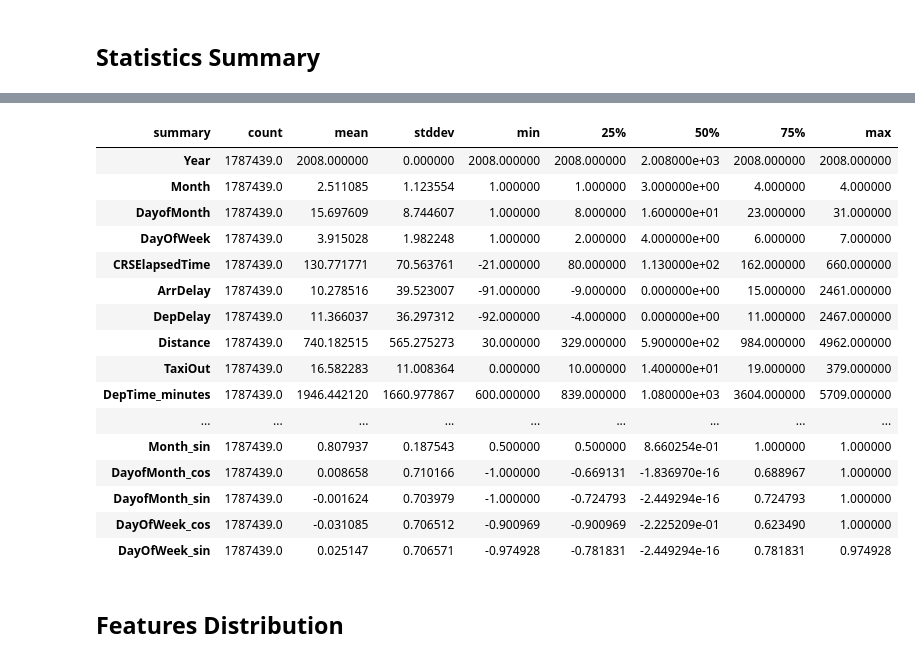
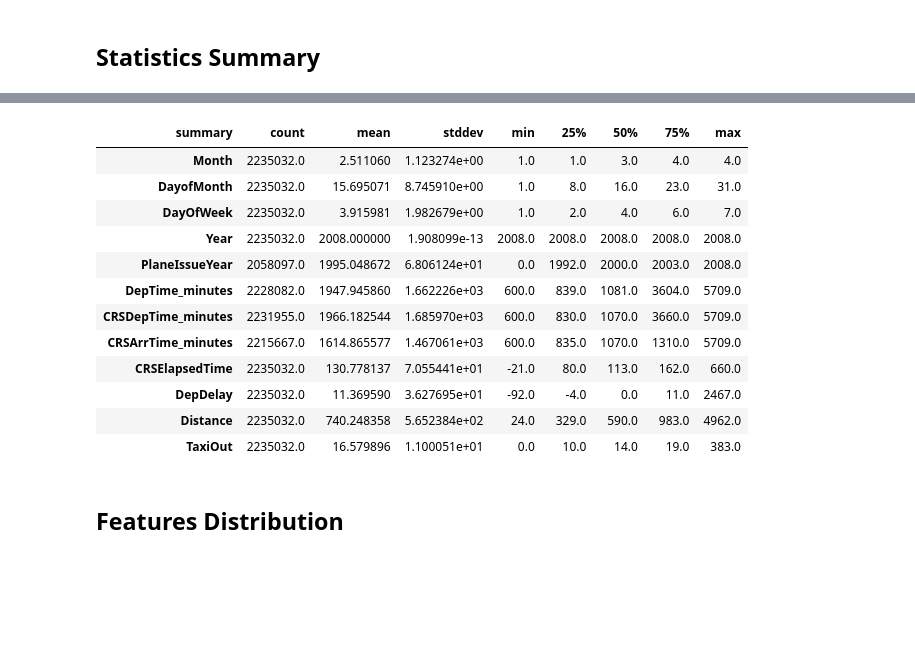
Before and after one commit to sheyls/spark-ML, a Jupyter notebook: init.ipynb, the cells around one changed output, grey strips where cells are left out. Cells and saved outputs as stored; diff of their text form; code cells hidden in the pictures; blank space fills up the shorter version.

```diff
--- a/init.ipynb
+++ b/init.ipynb
@@ -90,0 +42,3 @@ binary_features = ['EngineType_binary', 'AircraftType_binary', 'Manufacturer_bin
+# %%
+csv_path = './data/2008.csv'
+plane_data_path = './data/plane-data.csv'
@@ -90,0 +112,4 @@ binary_features = ['EngineType_binary', 'AircraftType_binary', 'Manufacturer_bin
+# %%
+df = load_csv(spark, csv_path, plane_data_path)
+df = organize_data(df)
+df.printSchema()
@@ -90,0 +134,15 @@ binary_features = ['EngineType_binary', 'AircraftType_binary', 'Manufacturer_bin
+# %%
+numeric_features = [
+    'Month',
+    'DayofMonth',
+    'DayOfWeek',
+    'Year',
+    'PlaneIssueYear',
+    'DepTime_minutes',
+    'CRSDepTime_minutes',
+    'CRSArrTime_minutes',
+    'CRSElapsedTime',
+    'DepDelay',
+    'Distance',
+    'TaxiOut'
+]
@@ -139,6 +236,6 @@ def statistics_summary(data):
     summary_numeric = summary_numeric.T
     return summary_numeric
 # %%
-summary = statistics_summary(train_df)
+summary = statistics_summary(df)
 summary
 # %% [output]
@@ -147,20 +243,16 @@ summary
 | summary | count | mean | stddev | min | 25% | 50% | 75% | max |
-| Year | 1787439.0 | 2008.000000 | 0.000000 | 2008.000000 | 2008.000000 | 2.008000e+03 | 2008.000000 | 2008.000000 |
-| Month | 1787439.0 | 2.511085 | 1.123554 | 1.000000 | 1.000000 | 3.000000e+00 | 4.000000 | 4.000000 |
-| DayofMonth | 1787439.0 | 15.697609 | 8.744607 | 1.000000 | 8.000000 | 1.600000e+01 | 23.000000 | 31.000000 |
-| DayOfWeek | 1787439.0 | 3.915028 | 1.982248 | 1.000000 | 2.000000 | 4.000000e+00 | 6.000000 | 7.000000 |
-| CRSElapsedTime | 1787439.0 | 130.771771 | 70.563761 | -21.000000 | 80.000000 | 1.130000e+02 | 162.000000 | 660.000000 |
-| ArrDelay | 1787439.0 | 10.278516 | 39.523007 | -91.000000 | -9.000000 | 0.000000e+00 | 15.000000 | 2461.000000 |
-| DepDelay | 1787439.0 | 11.366037 | 36.297312 | -92.000000 | -4.000000 | 0.000000e+00 | 11.000000 | 2467.000000 |
-| Distance | 1787439.0 | 740.182515 | 565.275273 | 30.000000 | 329.000000 | 5.900000e+02 | 984.000000 | 4962.000000 |
-| TaxiOut | 1787439.0 | 16.582283 | 11.008364 | 0.000000 | 10.000000 | 1.400000e+01 | 19.000000 | 379.000000 |
-| DepTime_minutes | 1787439.0 | 1946.442120 | 1660.977867 | 600.000000 | 839.000000 | 1.080000e+03 | 3604.000000 | 5709.000000 |
-| ... | ... | ... | ... | ... | ... | ... | ... | ... |
-| Month_sin | 1787439.0 | 0.807937 | 0.187543 | 0.500000 | 0.500000 | 8.660254e-01 | 1.000000 | 1.000000 |
-| DayofMonth_cos | 1787439.0 | 0.008658 | 0.710166 | -1.000000 | -0.669131 | -1.836970e-16 | 0.688967 | 1.000000 |
-| DayofMonth_sin | 1787439.0 | -0.001624 | 0.703979 | -1.000000 | -0.724793 | -2.449294e-16 | 0.724793 | 1.000000 |
-| DayOfWeek_cos | 1787439.0 | -0.031085 | 0.706512 | -0.900969 | -0.900969 | -2.225209e-01 | 0.623490 | 1.000000 |
-| DayOfWeek_sin | 1787439.0 | 0.025147 | 0.706571 | -0.974928 | -0.781831 | -2.449294e-16 | 0.781831 | 0.974928 |
+| Month | 2235032.0 | 2.511060 | 1.123274e+00 | 1.0 | 1.0 | 3.0 | 4.0 | 4.0 |
+| DayofMonth | 2235032.0 | 15.695071 | 8.745910e+00 | 1.0 | 8.0 | 16.0 | 23.0 | 31.0 |
+| DayOfWeek | 2235032.0 | 3.915981 | 1.982679e+00 | 1.0 | 2.0 | 4.0 | 6.0 | 7.0 |
+| Year | 2235032.0 | 2008.000000 | 1.908099e-13 | 2008.0 | 2008.0 | 2008.0 | 2008.0 | 2008.0 |
+| PlaneIssueYear | 2058097.0 | 1995.048672 | 6.806124e+01 | 0.0 | 1992.0 | 2000.0 | 2003.0 | 2008.0 |
+| DepTime_minutes | 2228082.0 | 1947.945860 | 1.662226e+03 | 600.0 | 839.0 | 1081.0 | 3604.0 | 5709.0 |
+| CRSDepTime_minutes | 2231955.0 | 1966.182544 | 1.685970e+03 | 600.0 | 830.0 | 1070.0 | 3660.0 | 5709.0 |
+| CRSArrTime_minutes | 2215667.0 | 1614.865577 | 1.467061e+03 | 600.0 | 835.0 | 1070.0 | 1310.0 | 5709.0 |
+| CRSElapsedTime | 2235032.0 | 130.778137 | 7.055441e+01 | -21.0 | 80.0 | 113.0 | 162.0 | 660.0 |
+| DepDelay | 2235032.0 | 11.369590 | 3.627695e+01 | -92.0 | -4.0 | 0.0 | 11.0 | 2467.0 |
+| Distance | 2235032.0 | 740.248358 | 5.652384e+02 | 24.0 | 329.0 | 590.0 | 983.0 | 4962.0 |
+| TaxiOut | 2235032.0 | 16.579896 | 1.100051e+01 | 0.0 | 10.0 | 14.0 | 19.0 | 383.0 |
 # %% [markdown]
 ## **Features Distribution**
 # %%
```
Also changed, not shown: parts of 36 cells of this notebook.
